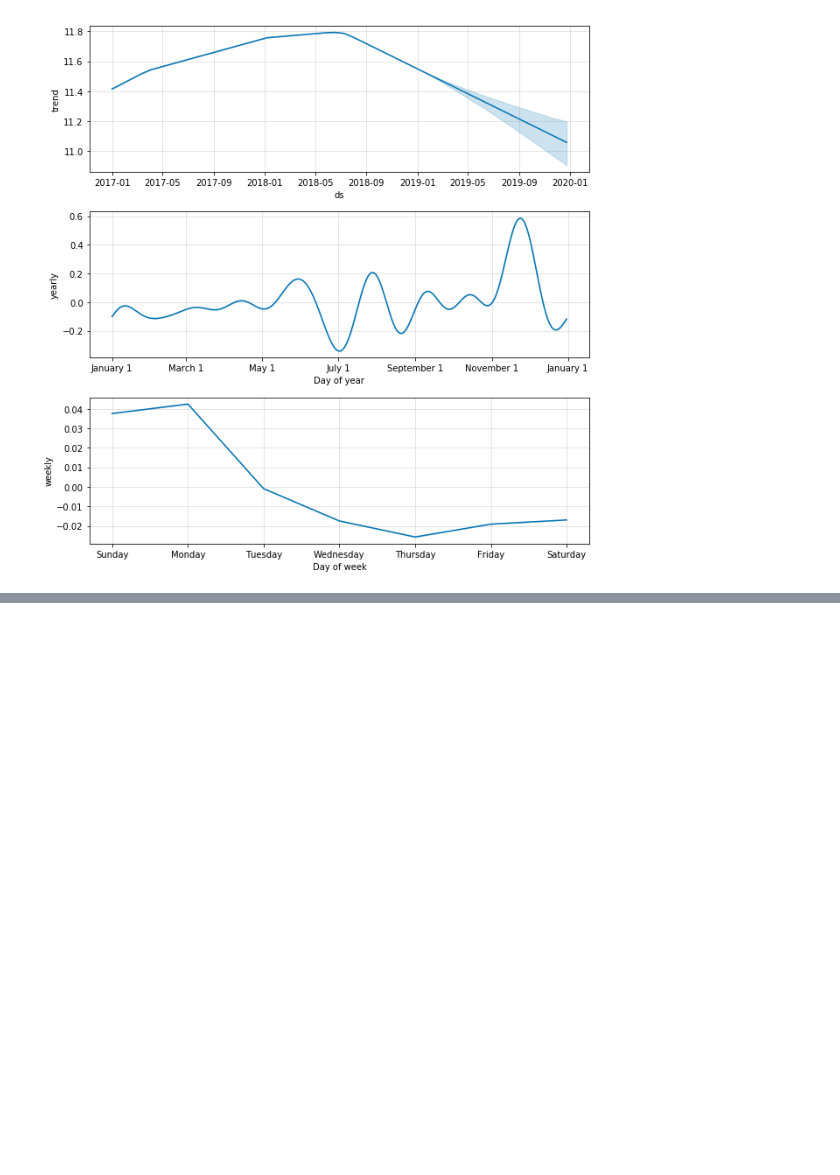
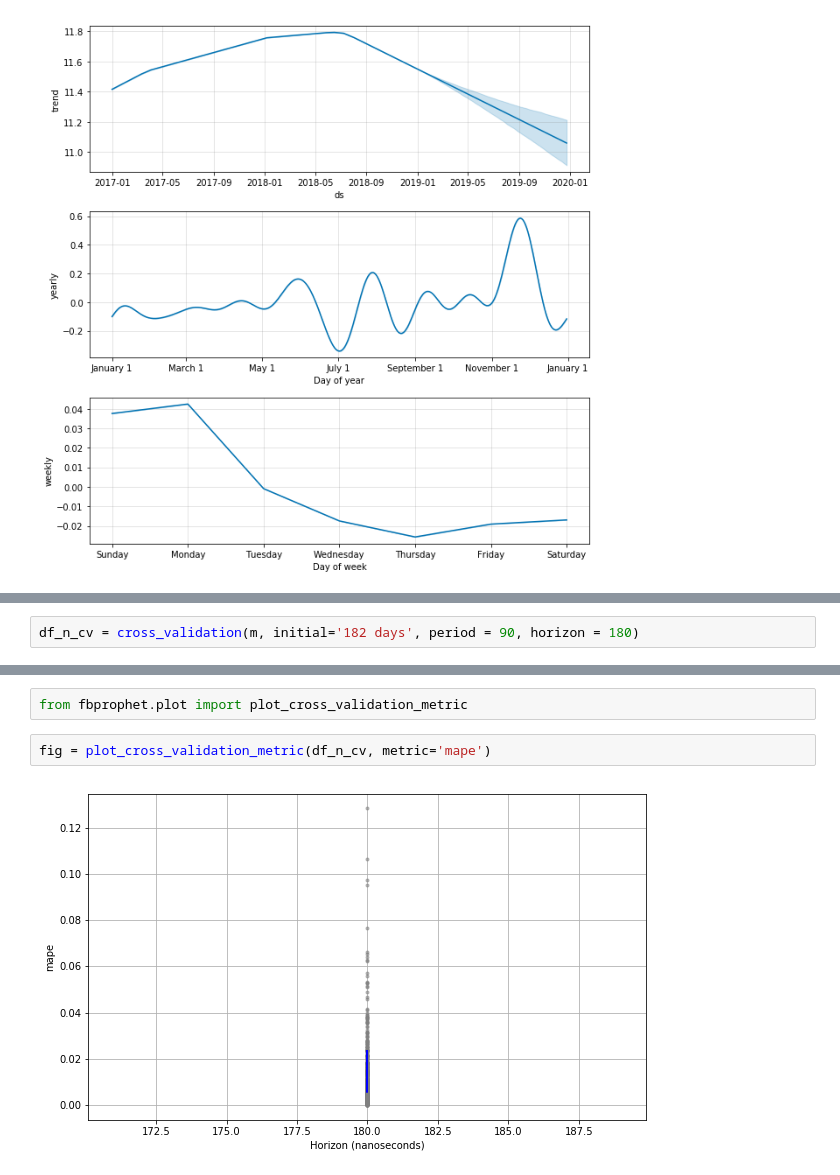
Before and after one commit to nastyh/Time-Series, a Jupyter notebook: 12_30.ipynb, the cells around one changed output, grey strips where cells are left out. Cells and saved outputs as stored; diff of their text form; blank space fills up the shorter version.

Commit message:
12/31
adding cross validation

```diff
--- a/12_30.ipynb
+++ b/12_30.ipynb
@@ -123,0 +196,2 @@ m.plot_components(n_forecast)
+# %%
+df_n_cv = cross_validation(m, initial='182 days', period = 90, horizon = 180)
@@ -123,0 +221,6 @@ m.plot_components(n_forecast)
+# %%
+from fbprophet.plot import plot_cross_validation_metric
+# %%
+fig = plot_cross_validation_metric(df_n_cv, metric='mape')
+# %% [output]
+[figure, added]
```
Also changed, not shown: parts of 36 cells of this notebook.
